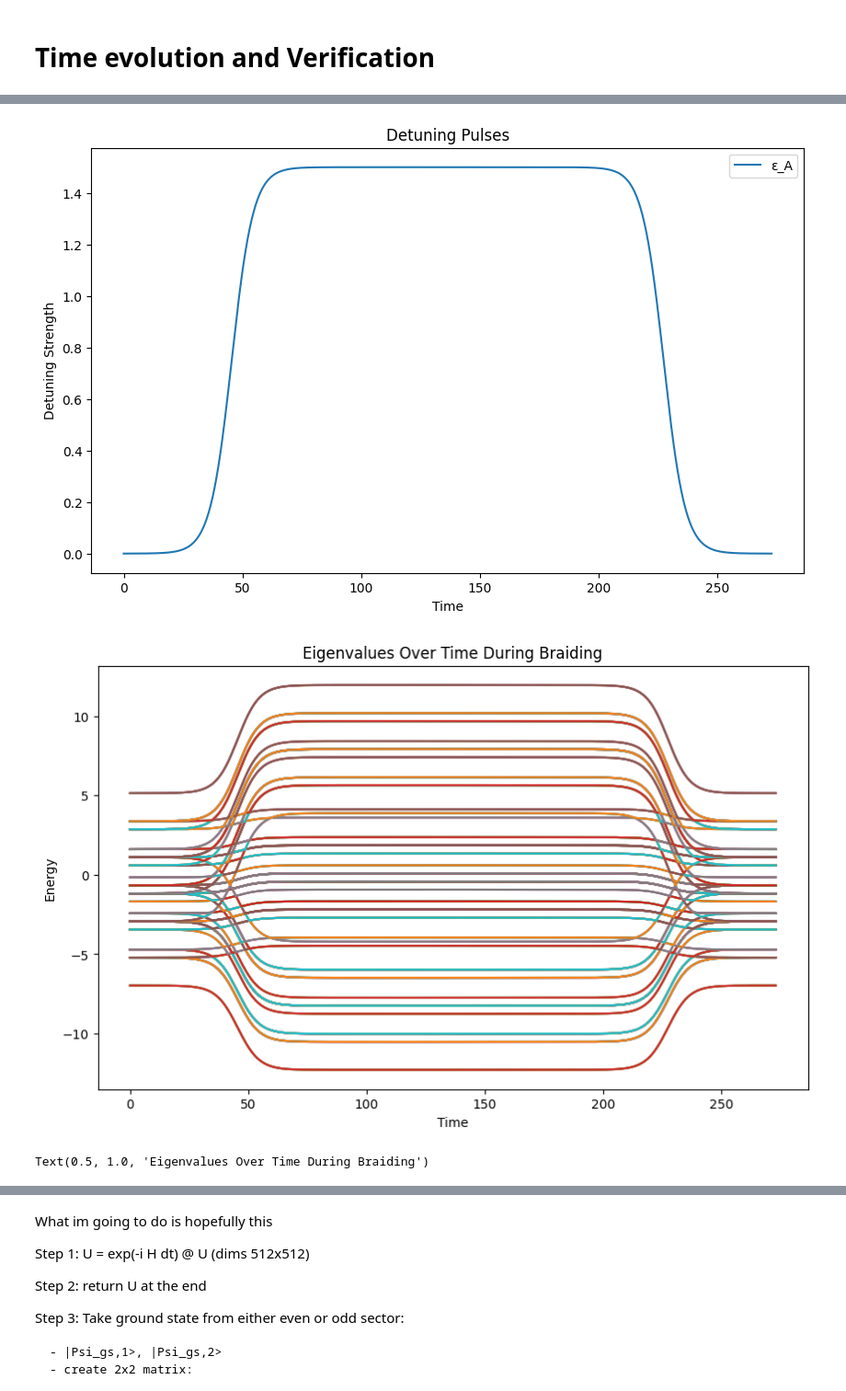
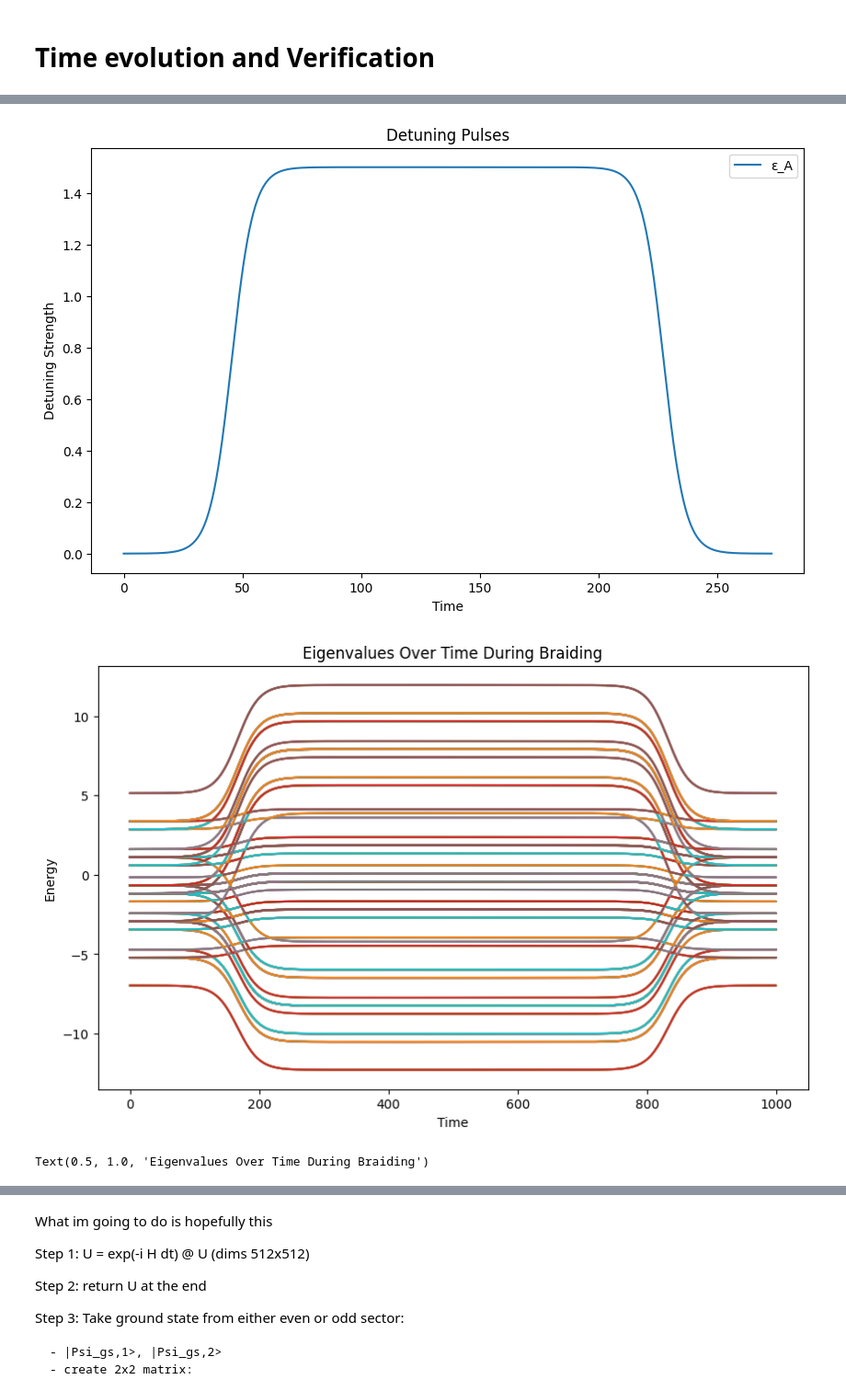
Before and after one commit to hishemok/MasterThesis, a Jupyter notebook: src/braiding/braiding.ipynb, the cells around one changed output, grey strips where cells are left out. Shown at 92% size. Cells and saved outputs as stored; diff of their text form; code cells hidden in the pictures.

```diff
--- a/src/braiding/braiding.ipynb
+++ b/src/braiding/braiding.ipynb
@@ -1072,6 +765,8 @@ plt.show()
 # %% [markdown]
 # Time evolution and Verification
 # %%
+from scipy.sparse.linalg import expm_multiply
+
 @njit
 def adiabaticity_parameter(H_curr, H_prev, ground_vec, excited_vec, ground_energy, excited_energy, dt):
     ΔH = (H_curr - H_prev) / dt
@@ -1127,46 +822,30 @@ def evolve_time_ev_operator(Total_time, time_steps, params, couplings, eps_detun
     dim = 2**N
     eigvals = np.zeros((time_steps, dim), dtype=complex)
     eigvecs = np.zeros((time_steps, dim, dim), dtype=complex)
-    # adiabaticity_storage = np.zeros(time_steps-1, dtype=complex)
-    # deltaH = np.zeros_like(adiabaticity_storage)
+
 
     time_array = np.linspace(0, Total_time, time_steps)
     dt = time_array[1] - time_array[0]
 
     U_op = np.eye(dim, dtype=complex)
 
-    # H_prev = hamiltonian(3, 3, t_val, U_val, eps_val, Delta_val,
-    #                       couplings=couplings[0],
-    #                       eps_detune=eps_detunes[0],
-    #                       operators=operators)
 
     for i in tqdm(range(time_steps)):
-        H_t = hamiltonian(n_sites, dupes, t_val, U_val, eps_val, Delta_val,
+        H_t = hamiltonian(3, 3, t_val, U_val, eps_val, Delta_val,
                           couplings=couplings[i],
                           eps_detune=eps_detunes[i],
                           operators=operators)
-        H_t = 0.5 * (H_t + H_t.conj().T)
+
+        # H_t = 0.5 * (H_t + H_t.conj().T)
 
         eigvals_t, eigvecs_t = np.linalg.eigh(H_t)
+
+
         eigvals[i] = eigvals_t
         eigvecs[i] = eigvecs_t
 
-        U_step = eigvecs_t @ np.diag(np.exp(-1j * eigvals_t * dt)) @ eigvecs_t.conj().T
 
-        U_op = U_step @ U_op
-
-        # if i > 0:
-        #     ground_vec = eigvecs_t[:, 0]
-        #     excited_vec = eigvecs_t[:, 8]
-        #     ground_energy = eigvals_t[0]
-        #     excited_energy = eigvals_t[8]
-        #     ground_vec = np.ascontiguousarray(ground_vec)
-        #     excited_vec = np.ascontiguousarray(excited_vec)
-        #     H_curr = np.ascontiguousarray(H_t)
-        #     H_prev = np.ascontiguousarray(H_prev)
-
-        #     adiabaticity_storage[i-1], deltaH[i-1] = adiabaticity_parameter(H_curr, H_prev, ground_vec, excited_vec, ground_energy, excited_energy, dt)
-        # H_prev = H_t
+        U_op = expm_multiply(-1j * H_t * dt, U_op)
 
     return time_array, couplings, eps_detune, eigvals, eigvecs, U_op#, adiabaticity_storage, deltaH
 
@@ -1176,7 +855,7 @@ n_time_steps = 1000
 tJ = t_couple[0]
 dJ = delta_couple[0]
 eps_detune_val = tJ*1.5
-operators = precompute_operators(9)
+operators = precompute_operators(3,3)
 couplings, eps_detune, time_array = get_coupling_information(Total_time, n_time_steps, pars, tJ, dJ, eps_detune_val, operators=operators)
 time_array, couplings, eps_detune, eigvals, eigvecs, time_ev_operator = evolve_time_ev_operator(Total_time, n_time_steps, pars, couplings, eps_detune, 9, operators=operators)
 
@@ -1192,7 +871,7 @@ np.savez(save_path,
          eigvecs=eigvecs,
          time_ev_operator=time_ev_operator)
 # %%
-#Read from file
+# # #Read from file
 import os
 
 current_dir = os.getcwd()
@@ -1206,7 +885,7 @@ eigvecs = np.zfile['eigvecs']
 time_ev_operator = np.zfile['time_ev_operator']
 
 
-even_vals, odd_vals, even_vecs, odd_vecs = collect_parity_arrays(eigvals, eigvecs, range(len(time_array)))
+even_vals, odd_vals, even_vecs, odd_vecs = collect_parity_arrays(eigvals, eigvecs, range(len(time_array)), total_parity(operators['num']))
 # %%
 import matplotlib.pyplot as plt
 
@@ -1232,34 +911,34 @@ plt.legend()
 plt.show()
 
 #plot detuning pulses
 plt.figure(figsize=(10,6))
 plt.plot(time_array, [d[0][2] for d in eps_detune], label='ε_A')
 plt.xlabel('Time')
 plt.ylabel('Detuning Strength')
 plt.title('Detuning Pulses')
 plt.legend()
 plt.show()
 
 even_vals_cut = even_vals#[:, :8]
 odd_vals_cut = odd_vals#[:, :8]
 
 #plot eigenvalues over time
 plt.figure(figsize=(10,6))
 for i in range(even_vals_cut.shape[1]):
-    plt.plot(time_array, even_vals_cut[:,i], label=f'Even State {i}')
+    plt.plot(range(len(time_array)), even_vals_cut[:,i], label=f'Even State {i}')
 plt.xlabel('Time')
 plt.ylabel('Energy')
 plt.title('Eigenvalues Over Time During Braiding')
 # plt.legend(frameon=False)
 plt.show()
 plt.figure(figsize=(10,6))
 for i in range(odd_vals_cut.shape[1]):
-    plt.plot(time_array, odd_vals_cut[:,i], label=f'Odd State {i}')
+    plt.plot(range(len(time_array)), odd_vals_cut[:,i], label=f'Odd State {i}')
 plt.xlabel('Time')
 plt.ylabel('Energy')
 plt.title('Eigenvalues Over Time During Braiding')
 # %% [output]
 [figure]
 [figure]
-[figure, old version]
+[figure, new version]
 Text(0.5, 1.0, 'Eigenvalues Over Time During Braiding')
```
Also changed, not shown: parts of 34 cells of this notebook, 8 other files.
